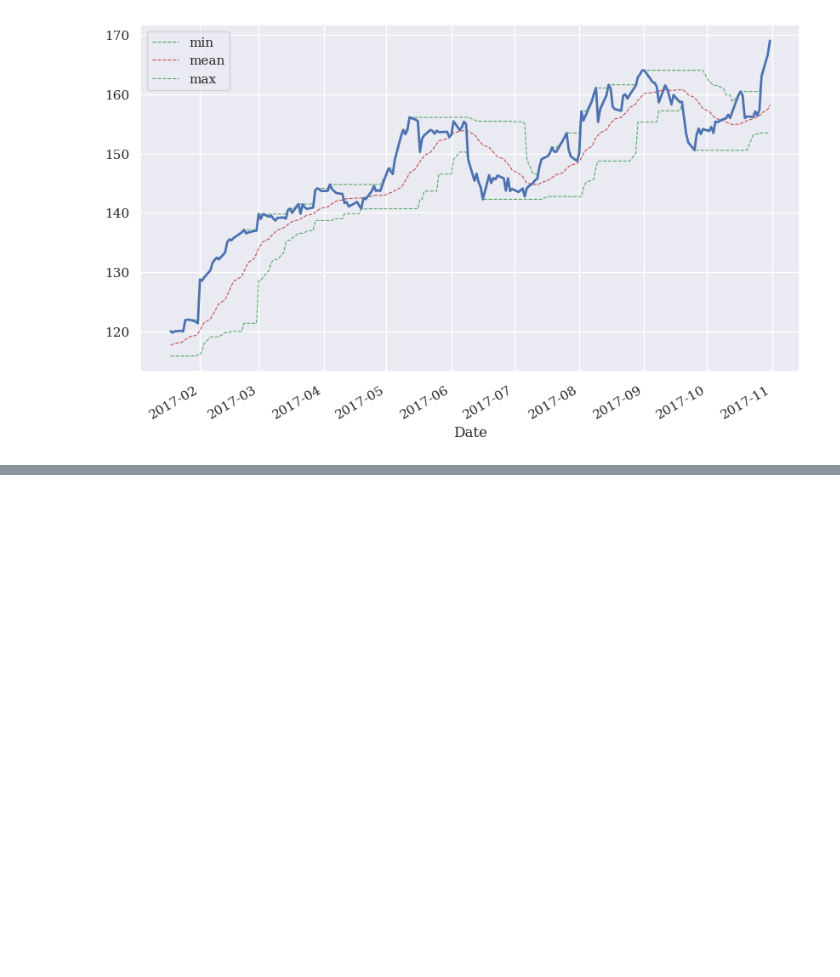
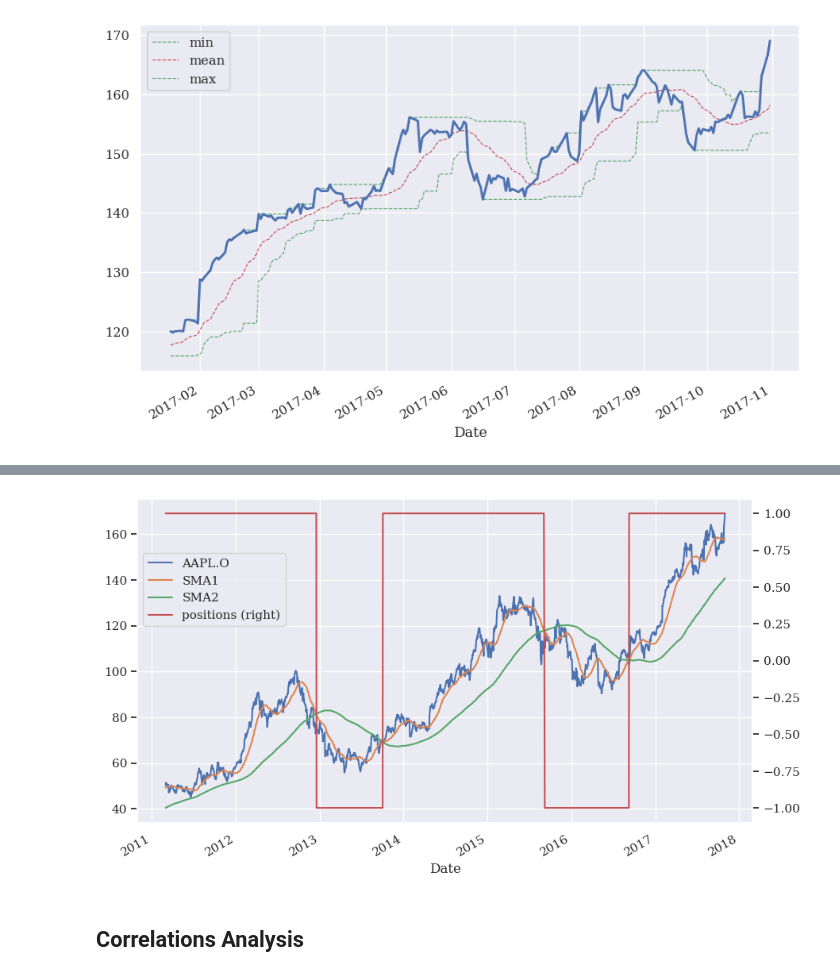
Before and after one commit to AshishKakran/finance, a Jupyter notebook: financial_time_series.ipynb, the cells around one changed output, grey strips where cells are left out. Drawn from its saved outputs; the diff is of its cells as text; code cells hidden in the pictures; blank space fills up the shorter version.

```diff
--- a/financial_time_series.ipynb
+++ b/financial_time_series.ipynb
@@ -276,0 +296,9 @@ apple[sym].iloc[-200:].plot(ax = ax, lw = 2.0)
+# %%
+apple.dropna(inplace = True)
+apple['positions'] = np.where(apple['SMA1'] > apple['SMA2'], 1, -1)
+ax = apple[[sym, 'SMA1', 'SMA2', 'positions']].plot(figsize=(10,6), secondary_y = 'positions')
+ax.get_legend().set_bbox_to_anchor((0.25, 0.85))
+# %% [output]
+[figure, added]
+# %% [markdown]
+## Correlations Analysis
```
Also changed, not shown: parts of 11 cells of this notebook.
